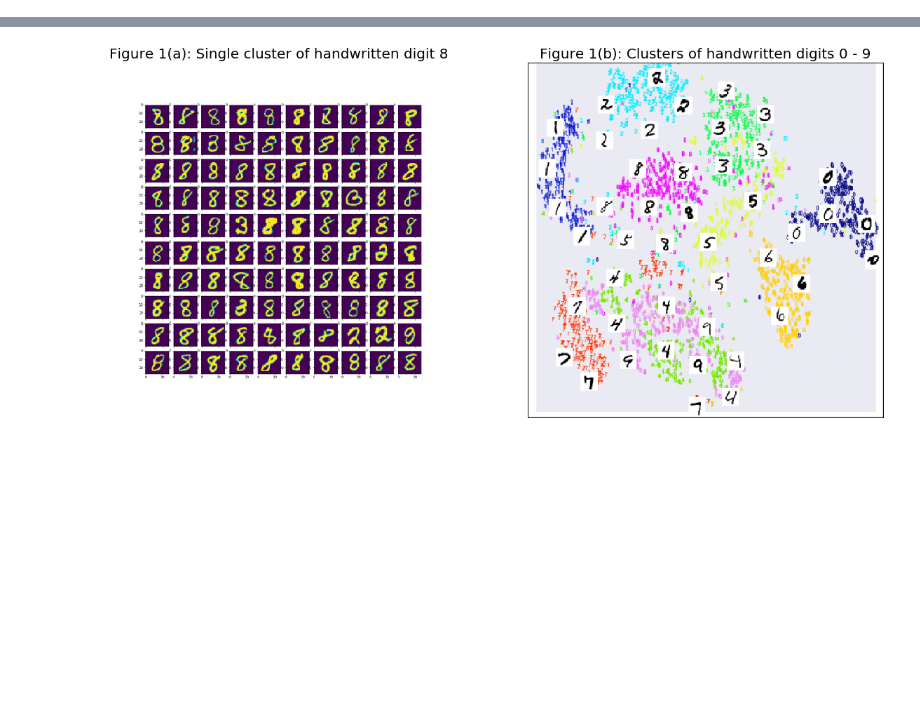
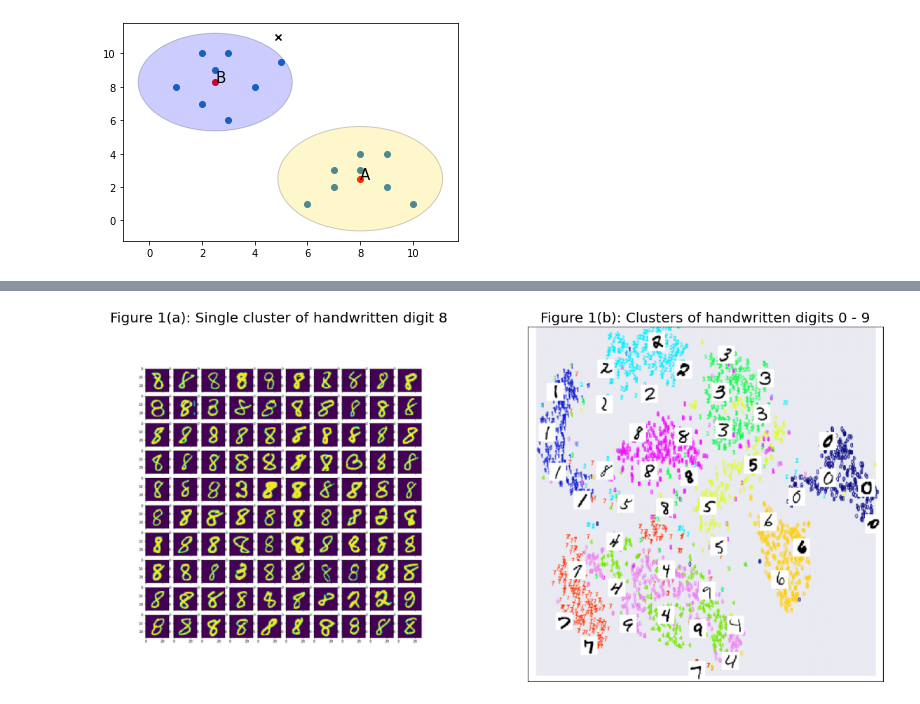
Before and after one commit to kteavery/dip-into-data-tutorial, a Jupyter notebook: lessons/teacher-clustering-lesson.ipynb, the cells around one changed output, grey strips where cells are left out. Cells and saved outputs as stored; diff of their text form; code cells hidden in the pictures; blank space fills up the shorter version.

```diff
--- a/lessons/teacher-clustering-lesson.ipynb
+++ b/lessons/teacher-clustering-lesson.ipynb
@@ -4,0 +74,11 @@ Clustering is a machine learning task in which data is categorized into groups w
+# %%
+# plot the clusters
+plt.scatter(x, y)
+encircle2(x[idx1], y[idx1], "A", ec="k", fc="gold", alpha=0.2)
+encircle2(x[idx2], y[idx2], "B", ec="k", fc="blue", alpha=0.2)
+plt.scatter(4.9, 11, marker = 'x', c = "black")
+plt.gca().relim()
+plt.gca().autoscale_view()
+plt.show()
+# %% [output]
+[figure, added]
```
Also changed, not shown: parts of 23 cells of this notebook, 2 other files.
